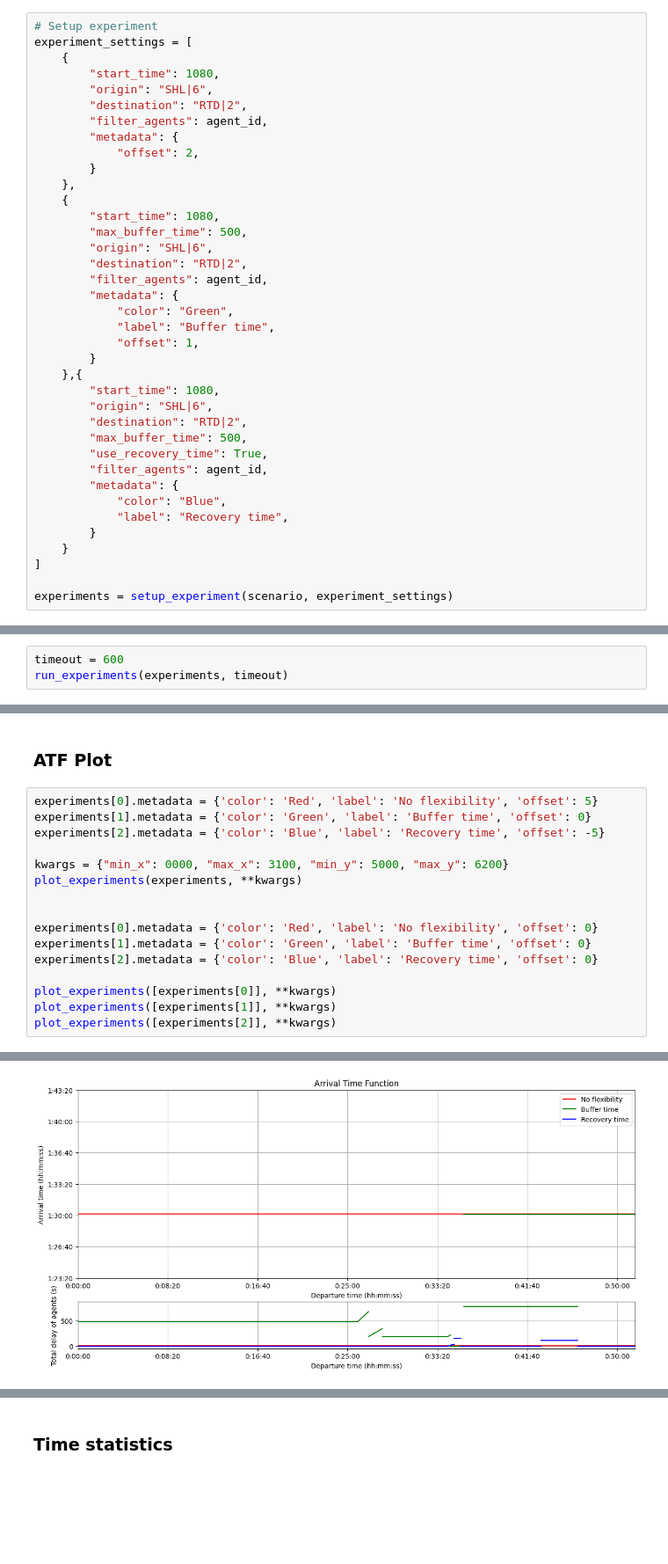
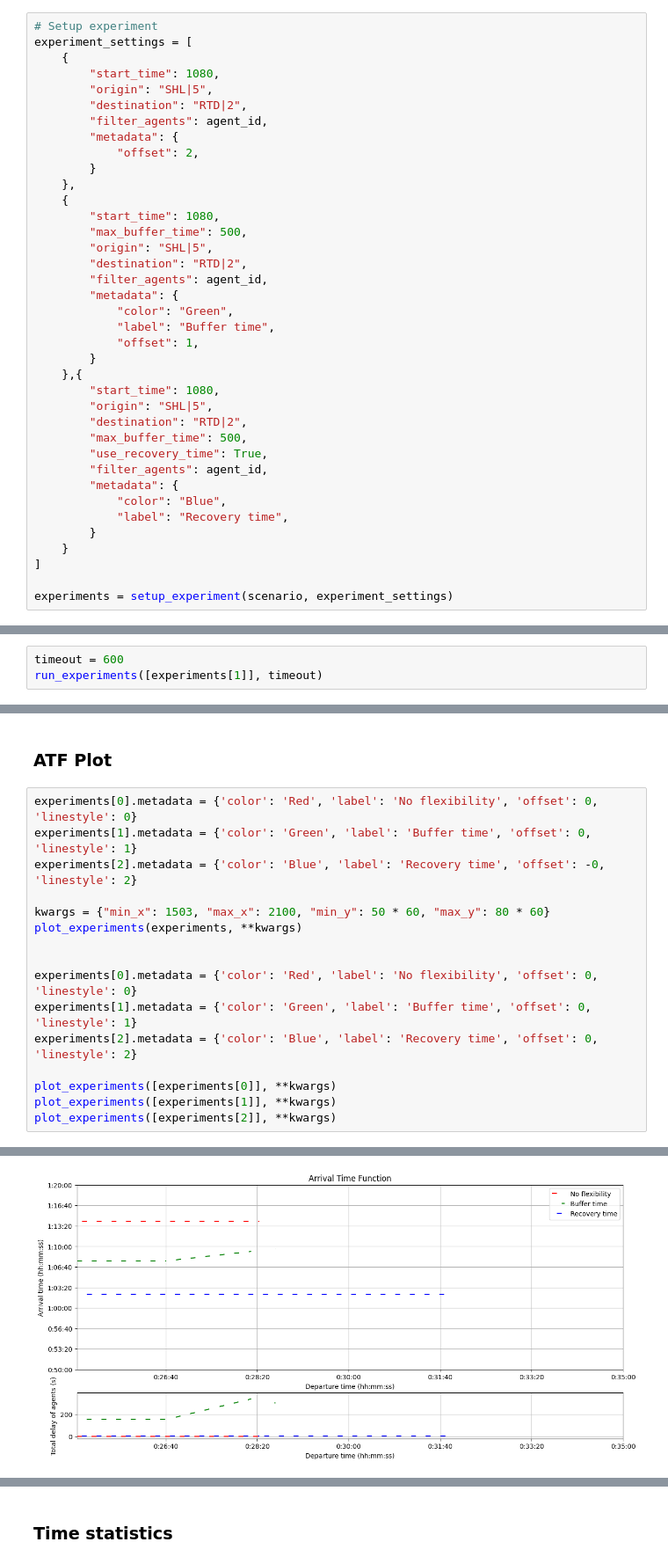
Before and after one commit to GoodGuyMe/delay-replanning-slack, a Jupyter notebook: experiments/rtd-shl.ipynb, the cells around one changed output, grey strips where cells are left out. Shown at 88% size. Drawn from its saved outputs; the diff is of its cells as text; blank space fills up the shorter version.

```diff
--- a/experiments/rtd-shl.ipynb
+++ b/experiments/rtd-shl.ipynb
@@ -60,7 +57,7 @@ Define three experiments:
 experiment_settings = [
     {
         "start_time": 1080,
-        "origin": "SHL|6",
+        "origin": "SHL|5",
         "destination": "RTD|2",
         "filter_agents": agent_id,
         "metadata": {
@@ -70,7 +67,7 @@ experiment_settings = [
     {
         "start_time": 1080,
         "max_buffer_time": 500,
-        "origin": "SHL|6",
+        "origin": "SHL|5",
         "destination": "RTD|2",
         "filter_agents": agent_id,
         "metadata": {
@@ -80,7 +77,7 @@ experiment_settings = [
         }
     },{
         "start_time": 1080,
-        "origin": "SHL|6",
+        "origin": "SHL|5",
         "destination": "RTD|2",
         "max_buffer_time": 500,
         "use_recovery_time": True,
@@ -110,4 +110,4 @@ for exp in experiments:
 # %%
 timeout = 600
-run_experiments(experiments, timeout)
+run_experiments([experiments[1]], timeout)
 # %% [output]
@@ -121,24 +121,24 @@ DEBUG:pybook.setup:results of <setup.Experiment object at 0x...>: ({'Nodes gener
 # %% [markdown]
 ### ATF Plot
 # %%
-experiments[0].metadata = {'color': 'Red', 'label': 'No flexibility', 'offset': 5}
-experiments[1].metadata = {'color': 'Green', 'label': 'Buffer time', 'offset': 0}
-experiments[2].metadata = {'color': 'Blue', 'label': 'Recovery time', 'offset': -5}
+experiments[0].metadata = {'color': 'Red', 'label': 'No flexibility', 'offset': 0,  'linestyle': 0}
+experiments[1].metadata = {'color': 'Green', 'label': 'Buffer time', 'offset': 0,   'linestyle': 1}
+experiments[2].metadata = {'color': 'Blue', 'label': 'Recovery time', 'offset': -0, 'linestyle': 2}
 
-kwargs = {"min_x": 0000, "max_x": 3100, "min_y": 5000, "max_y": 6200}
+kwargs = {"min_x": 1503, "max_x": 2100, "min_y": 50 * 60, "max_y": 80 * 60}
 plot_experiments(experiments, **kwargs)
 
 
-experiments[0].metadata = {'color': 'Red', 'label': 'No flexibility', 'offset': 0}
-experiments[1].metadata = {'color': 'Green', 'label': 'Buffer time', 'offset': 0}
-experiments[2].metadata = {'color': 'Blue', 'label': 'Recovery time', 'offset': 0}
+experiments[0].metadata = {'color': 'Red', 'label': 'No flexibility', 'offset': 0, 'linestyle': 0}
+experiments[1].metadata = {'color': 'Green', 'label': 'Buffer time', 'offset': 0,  'linestyle': 1}
+experiments[2].metadata = {'color': 'Blue', 'label': 'Recovery time', 'offset': 0, 'linestyle': 2}
 
 plot_experiments([experiments[0]], **kwargs)
 plot_experiments([experiments[1]], **kwargs)
 plot_experiments([experiments[2]], **kwargs)
 # %% [output]
 INFO:pybook.setup:Plotting <setup.Experiment object at 0x...>
 INFO:pybook.setup:Plotting <setup.Experiment object at 0x...>
 INFO:pybook.setup:Plotting <setup.Experiment object at 0x...>
-[figure, old version]
+[figure, new version]
 INFO:pybook.setup:Plotting <setup.Experiment object at 0x...>
```
Also changed, not shown: parts of 6 cells of this notebook, 15 other files.
